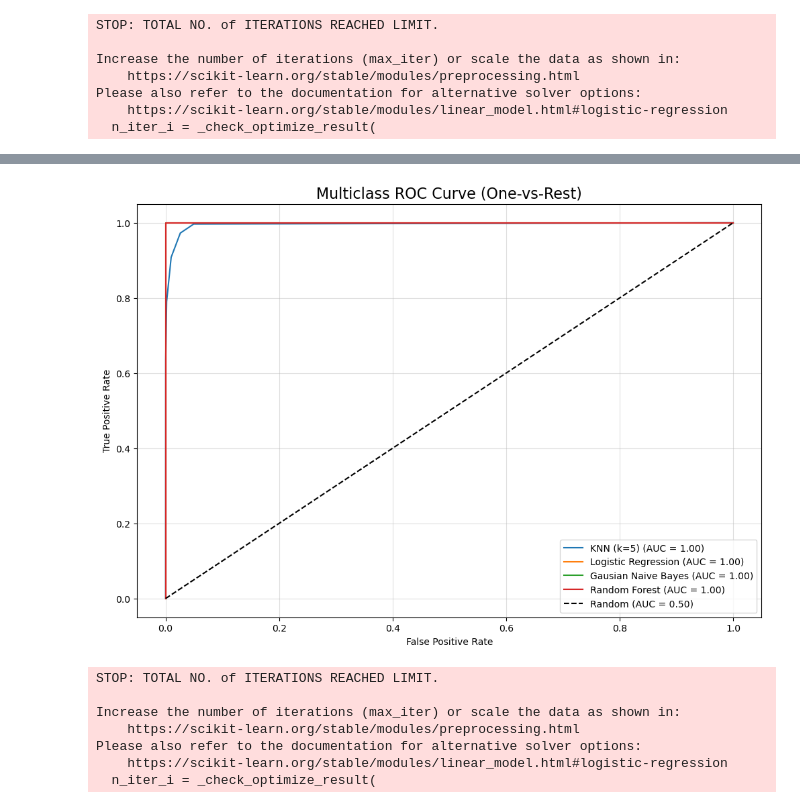
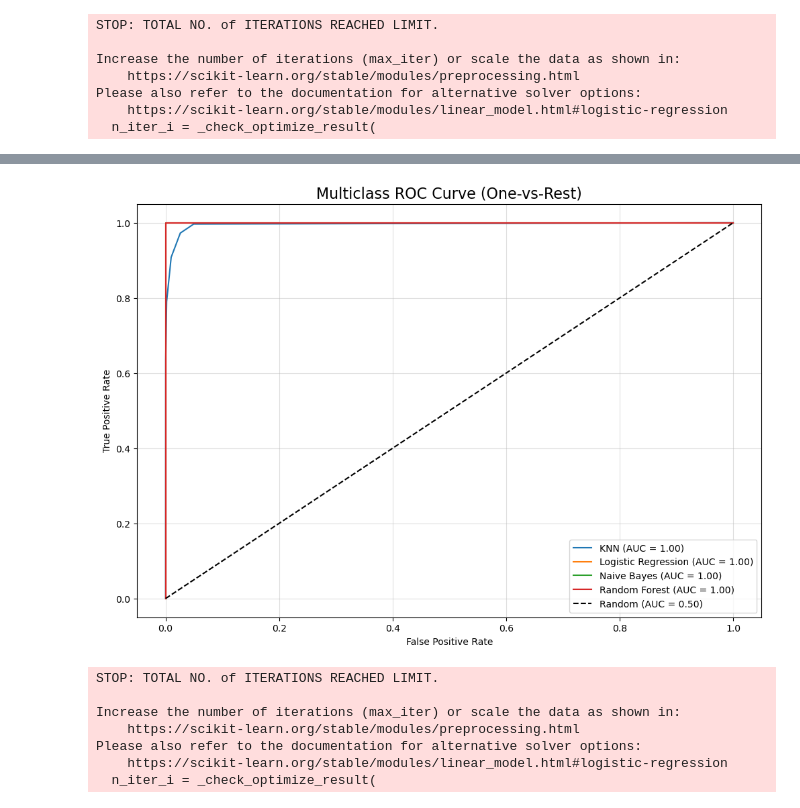
Before and after one commit to CharleneVu/DATA300, a Jupyter notebook: data300finalproject.ipynb, the cells around one changed output, grey strips where cells are left out. Cells and saved outputs as stored; diff of their text form; code cells hidden in the pictures.

```diff
--- a/data300finalproject.ipynb
+++ b/data300finalproject.ipynb
@@ -86,17 +84,17 @@ df.head()
 # Encode categorical variables
 categorical_cols = ['Sex', 'Hypertension', 'Diabetes', 'Level', 'Fitness Goal',
                     'Fitness Type', 'Exercises', 'Equipment', 'Diet', 'Recommendation']
-# label_encoders = {}
+label_encoders = {}
+for col in categorical_cols:
+    le = LabelEncoder()
+    df[col] = le.fit_transform(df[col])
+    label_encoders[col] = le  # Save encoder for inverse transform if needed
+
+# encoders = {}
 # for col in categorical_cols:
 #     le = LabelEncoder()
 #     df[col] = le.fit_transform(df[col])
-#     label_encoders[col] = le  # Save encoder for inverse transform if needed
-
-encoders = {}
-for col in categorical_cols:
-    le = LabelEncoder()
-    df[col] = le.fit_transform(df[col])
-    encoders[col] = dict(zip(le.classes_, le.transform(le.classes_)))
+#     encoders[col] = dict(zip(le.classes_, le.transform(le.classes_)))
 # print("\nEncoding mappings:")
 # for col, mapping in encoders.items():
 #     print(f"{col}: {mapping}")
@@ -597,6 +633,7 @@ from sklearn.preprocessing import label_binarize
 from sklearn.metrics import roc_curve, auc, roc_auc_score
 import matplotlib.pyplot as plt
 import numpy as np
+
 
 def plot_multiclass_roc(models, X_test, y_test, class_names):
     """
@@ -620,35 +657,42 @@ def plot_multiclass_roc(models, X_test, y_test, class_names):
         roc_auc = dict()
 
         for i in range(n_classes):
             fpr[i], tpr[i], _ = roc_curve(y_test_bin[:, i], y_score[:, i])
             roc_auc[i] = auc(fpr[i], tpr[i])
 
         # Compute micro-average ROC curve and ROC area
         fpr["micro"], tpr["micro"], _ = roc_curve(y_test_bin.ravel(), y_score.ravel())
         roc_auc["micro"] = auc(fpr["micro"], tpr["micro"])
 
         plt.plot(
             fpr["micro"], tpr["micro"],
             label=f"{model_name} (AUC = {roc_auc['micro']:.2f})"
         )
 
     # Random baseline
     plt.plot([0, 1], [0, 1], 'k--', label='Random (AUC = 0.50)')
 
     plt.title("Multiclass ROC Curve (One-vs-Rest)", fontsize=16)
     plt.xlabel("False Positive Rate")
     plt.ylabel("True Positive Rate")
     plt.legend(loc="lower right")
     plt.grid(alpha=0.4)
     plt.show()
 
+models = {
+    "KNN": knn,
+    "Logistic Regression": logreg,
+    "Naive Bayes": gnb,
+    "Random Forest": rfc
+}
+
 # Get class names if you encoded Recommendation
-class_names = label_encoders['Recommendation'].classes_  # or manually set list
+class_names = label_encoders['Recommendation'].classes_
 
 # Call the plotting function
 plot_multiclass_roc(models, X_test, y_test, class_names)
 # %% [output]
-[figure, old version]
+[figure, new version]
 # %%
 # Table summarizing all evaluation metrics
 
```
Also changed, not shown: parts of 10 cells of this notebook.
